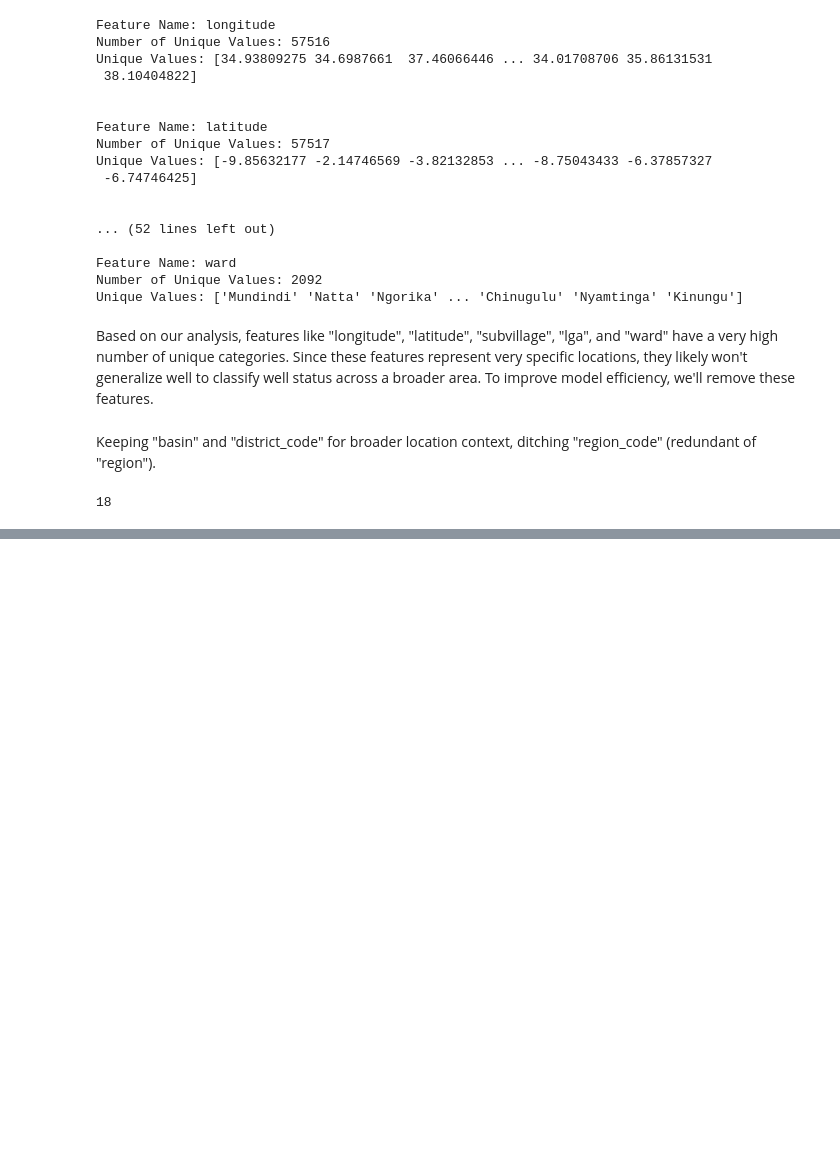
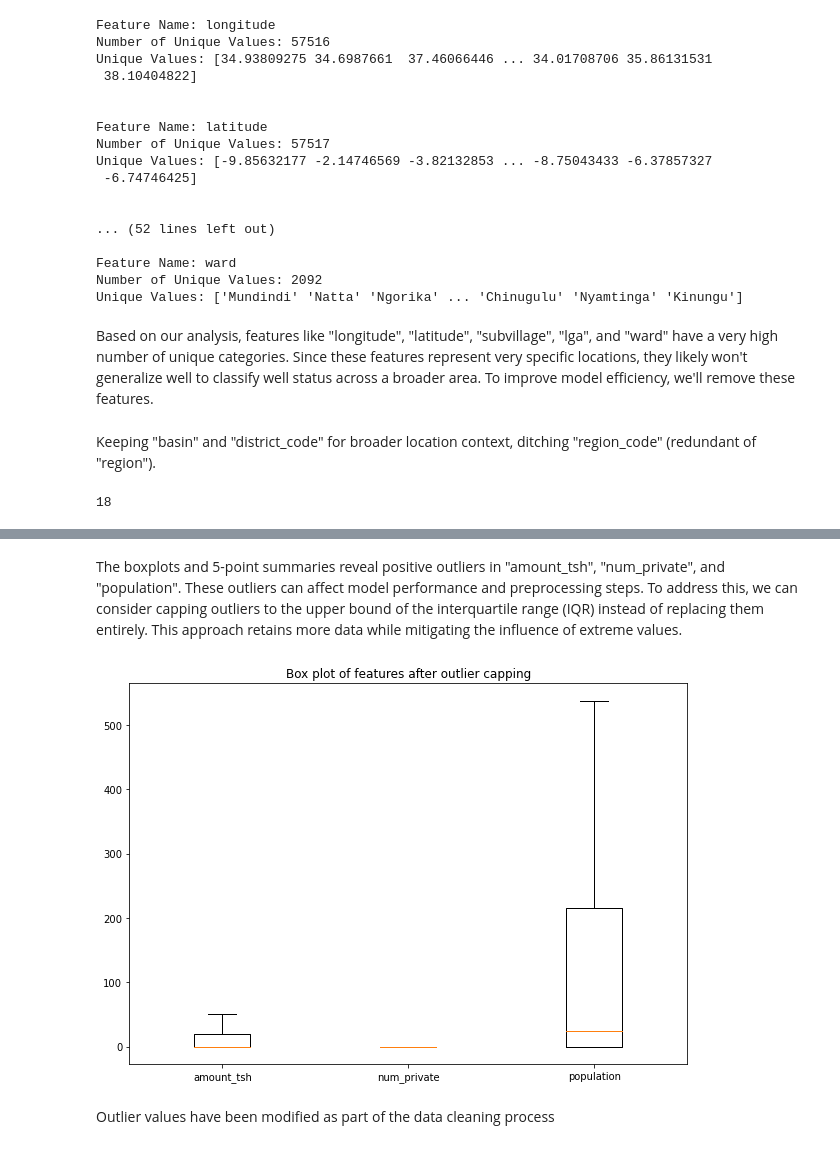
Before and after one commit to Cdasilver29/well-classification-documented, a Jupyter notebook: Technical.ipynb, the cells around one changed output, grey strips where cells are left out. Drawn from its saved outputs; the diff is of its cells as text; code cells hidden in the pictures; blank space fills up the shorter version.

```diff
--- a/Technical.ipynb
+++ b/Technical.ipynb
@@ -750,0 +874,27 @@ len(merged_df.columns)
+# %% [markdown]
+The boxplots and 5-point summaries reveal positive outliers in "amount_tsh", "num_private", and "population". These outliers can affect model performance and preprocessing steps. To address this, we can consider capping outliers to the upper bound of the interquartile range (IQR) instead of replacing them entirely. This approach retains more data while mitigating the influence of extreme values.
+# %%
+# Define the features with positive outliers
+outlier_features = ['amount_tsh', 'num_private', 'population']
+
+# Define a function to cap outliers
+def cap_outliers(df, feature):
+    Q1 = df[feature].quantile(0.25)
+    Q3 = df[feature].quantile(0.75)
+    IQR = Q3 - Q1
+    upper_bound = Q3 + 1.5 * IQR
+    df.loc[df[feature] > upper_bound, feature] = upper_bound
+
+# Apply outlier capping to specified features
+for feature in outlier_features:
+    cap_outliers(merged_df, feature)
+
+# Plot boxplots after outlier capping
+plt.figure(figsize=(10, 7))
+plt.boxplot([merged_df[col] for col in outlier_features], labels=outlier_features)
+plt.title("Box plot of features after outlier capping")
+plt.show()
+# %% [output]
+[figure, added]
+# %% [markdown]
+Outlier values have been modified as part of the data cleaning process
```
Also changed, not shown: parts of 11 cells of this notebook.
